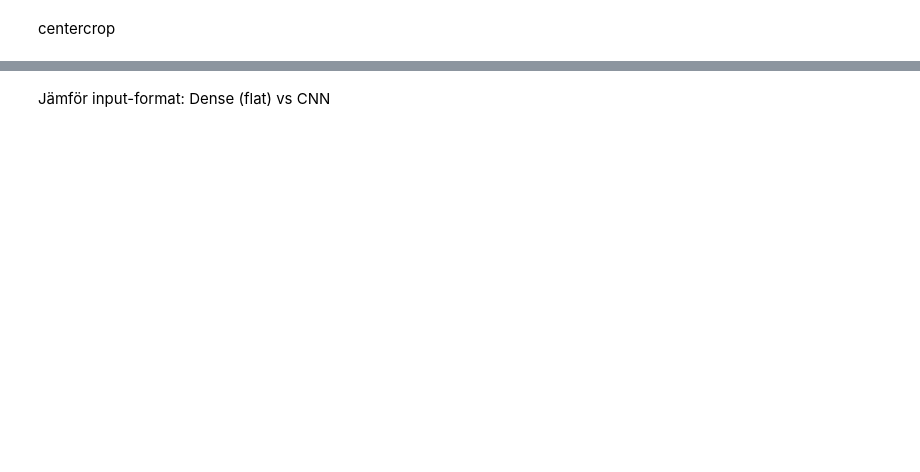
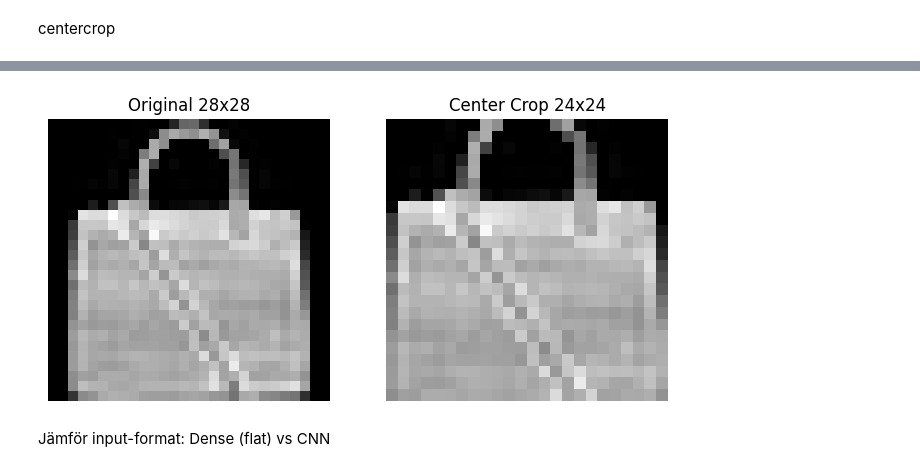
Before and after one commit to LillaLaila/group6-input-preprocessing, a Jupyter notebook: notebooks/models_henry.ipynb, the cells around one changed output, grey strips where cells are left out. Cells and saved outputs as stored; diff of their text form; code cells hidden in the pictures; blank space fills up the shorter version.

```diff
--- a/notebooks/models_henry.ipynb
+++ b/notebooks/models_henry.ipynb
@@ -652,3 +721,23 @@ plot_history(history_crop, title='Center Crop (24x24)')
+# %%
+# Jämförelse mellan originalbild och center crop
+
+plt.figure(figsize=(8,4))
+
+plt.subplot(1,2,1)
+plt.imshow(X_train_base[0].squeeze(), cmap="gray")
+plt.title("Original 28x28")
+plt.axis("off")
+
+plt.subplot(1,2,2)
+plt.imshow(X_train_crop[0].squeeze(), cmap="gray")
+plt.title("Center Crop 24x24")
+plt.axis("off")
+
+plt.savefig("../images/center_crop_example.png", bbox_inches='tight')
+
+plt.show()
+# %% [output]
+[figure, added]
 # %% [markdown]
 Jämför input-format: Dense (flat) vs CNN
 # %%
```
Also changed, not shown: parts of 24 cells of this notebook, 6 other files.
